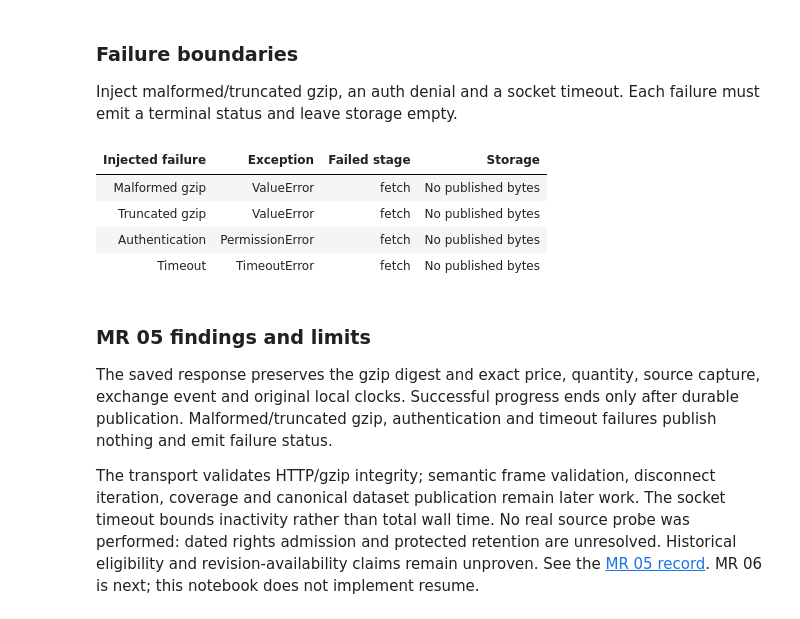
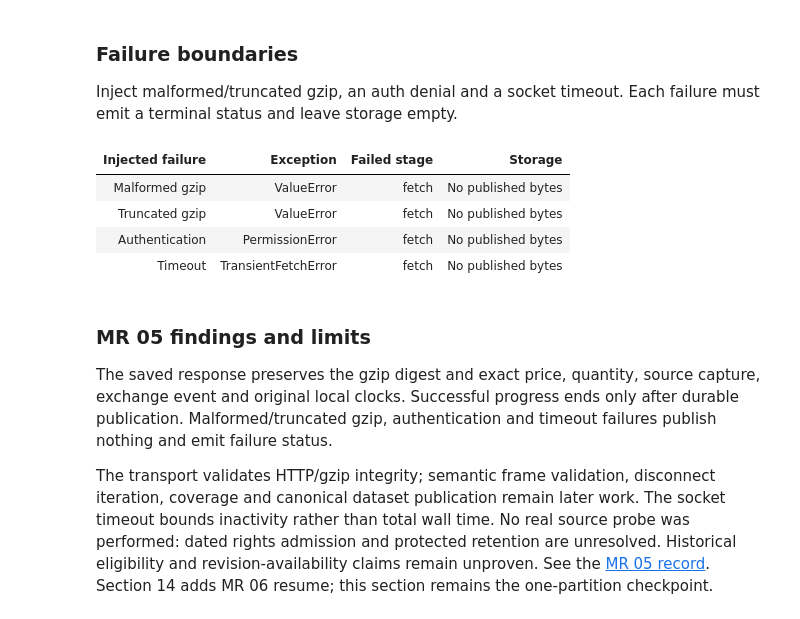
Before and after one commit to lixuanguang/alpha-research-lab-private, a Jupyter notebook: examples/research-foundations.ipynb, the cells around one changed output. Drawn from its saved outputs; the diff is of its cells as text; code cells hidden in the pictures.

Commit message:
Implement MR 06 durable acquisition resume

```diff
--- a/examples/research-foundations.ipynb
+++ b/examples/research-foundations.ipynb
@@ -1211,40 +1212,40 @@ for label, payload, status, expected in (
     ("Malformed gzip", b"not gzip", 200, ValueError),
     ("Truncated gzip", acquisition_payload[:-4], 200, ValueError),
     ("Authentication", b"synthetic denied", 401, PermissionError),
-    ("Timeout", acquisition_payload, 200, TimeoutError),
+    ("Timeout", acquisition_payload, 200, TransientFetchError),
 ):
     with TemporaryDirectory(prefix="mr05-rejection-") as directory:
         failure_reports = []
         error = TimeoutError("injected socket timeout") if label == "Timeout" else None
         with patch.object(HTTPSConnection, "request", side_effect=error), patch.object(
             HTTPSConnection, "getresponse", return_value=NotebookResponse.parse(payload, status)
         ) as response_patch:
             try:
                 fetch_partition(
                     acquisition_request, store=RawStore(Path(directory)), connection=HTTPSConnection("api.tardis.dev"),
                     clock=acquisition_times.__next__, report=failure_reports.append,
                     timeout_seconds=1.0, max_bytes=4096,
                     permitted_rights_reference="synthetic-local-fixtures-v1",
                 )
             except expected as failure:
                 assert list(Path(directory).iterdir()) == []
                 terminal = json.loads(failure_reports[-1])
                 assert terminal["status"] == "failed"
                 acquisition_failures.append((label, type(failure).__name__, terminal["stage"], "No published bytes"))
             else:
                 raise AssertionError(f"{label} unexpectedly succeeded")
             finally:
                 response_patch.return_value.close()
 NotebookDisplay.show_table(("Injected failure", "Exception", "Failed stage", "Storage"), acquisition_failures)
 # %% [output]
 | Injected failure | Exception | Failed stage | Storage |
 | Malformed gzip | ValueError | fetch | No published bytes |
 | Truncated gzip | ValueError | fetch | No published bytes |
 | Authentication | PermissionError | fetch | No published bytes |
-| Timeout | TimeoutError | fetch | No published bytes |
+| Timeout | TransientFetchError | fetch | No published bytes |
 # %% [markdown]
 ### MR 05 findings and limits
 
 The saved response preserves the gzip digest and exact price, quantity, source capture, exchange event and original local clocks. Successful progress ends only after durable publication. Malformed/truncated gzip, authentication and timeout failures publish nothing and emit failure status.
 
-The transport validates HTTP/gzip integrity; semantic frame validation, disconnect iteration, coverage and canonical dataset publication remain later work. The socket timeout bounds inactivity rather than total wall time. No real source probe was performed: dated rights admission and protected retention are unresolved. Historical eligibility and revision-availability claims remain unproven. See the [MR 05 record](../docs/roadmap/mr-05-implementation.md). MR 06 is next; this notebook does not implement resume.
+The transport validates HTTP/gzip integrity; semantic frame validation, disconnect iteration, coverage and canonical dataset publication remain later work. The socket timeout bounds inactivity rather than total wall time. No real source probe was performed: dated rights admission and protected retention are unresolved. Historical eligibility and revision-availability claims remain unproven. See the [MR 05 record](../docs/roadmap/mr-05-implementation.md). Section 14 adds MR 06 resume; this section remains the one-partition checkpoint.
```
Also changed, not shown: parts of 10 cells of this notebook, 11 other files.
